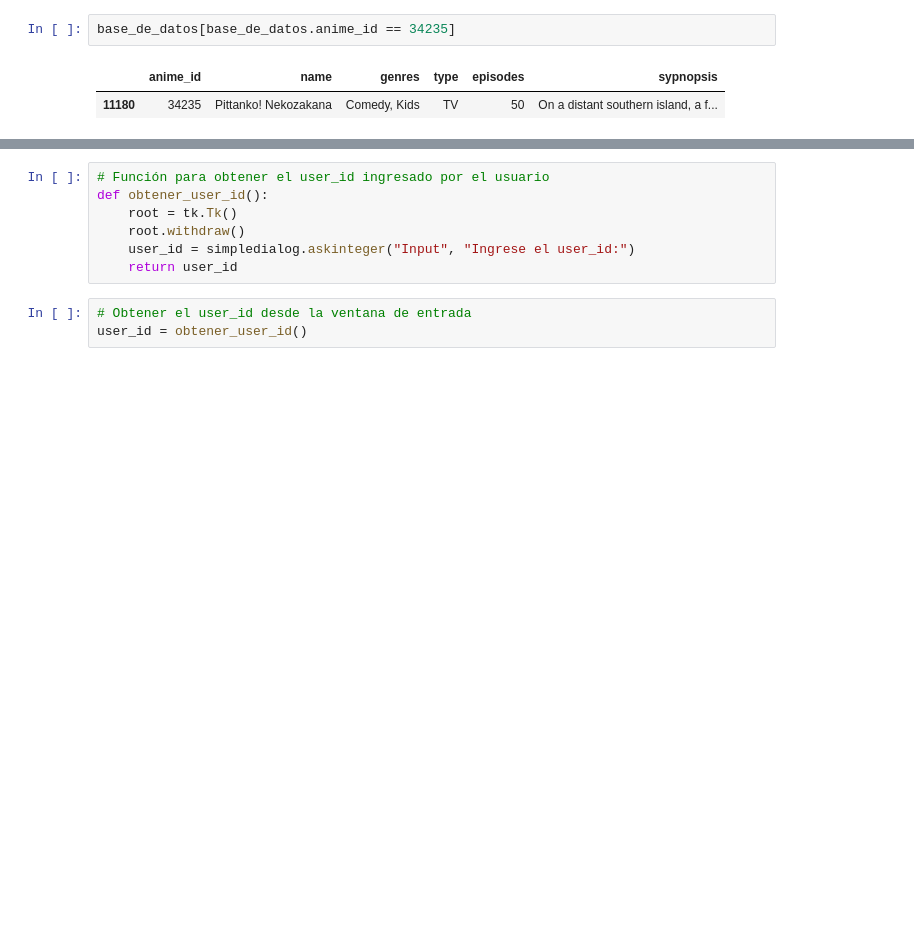
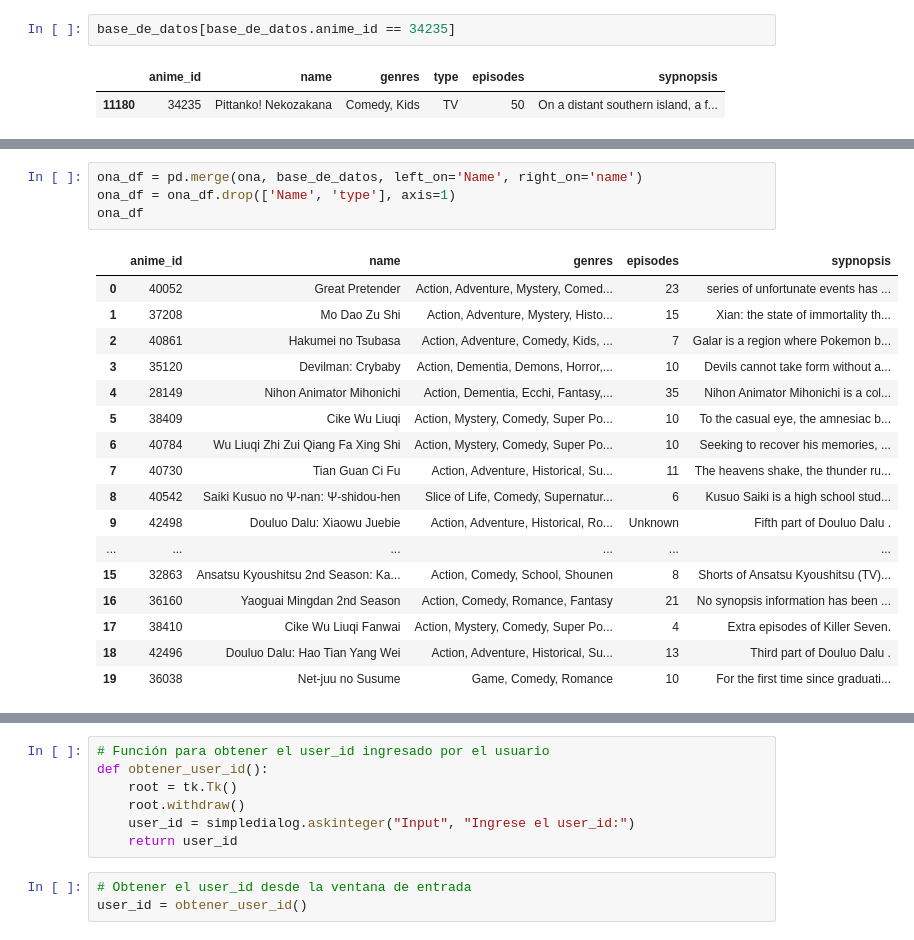
Before and after one commit to exehernandez/Sistema_recomendacion, a Jupyter notebook: TP4_imprimir_recomendaciones.ipynb, the cells around one changed output, grey strips where cells are left out. Saved outputs shown, nothing was run; the diff lists cells and outputs as text; blank space fills up the shorter version.

```diff
--- a/TP4_imprimir_recomendaciones.ipynb
+++ b/TP4_imprimir_recomendaciones.ipynb
@@ -149,0 +180,22 @@ base_de_datos[base_de_datos.anime_id == 34235]
+# %%
+ona_df = pd.merge(ona, base_de_datos, left_on='Name', right_on='name')
+ona_df = ona_df.drop(['Name', 'type'], axis=1)
+ona_df
+# %% [output]
+|  | anime_id | name | genres | episodes | sypnopsis |
+| 0 | 40052 | Great Pretender | Action, Adventure, Mystery, Comed... | 23 | series of unfortunate events has ... |
+| 1 | 37208 | Mo Dao Zu Shi | Action, Adventure, Mystery, Histo... | 15 | Xian: the state of immortality th... |
+| 2 | 40861 | Hakumei no Tsubasa | Action, Adventure, Comedy, Kids, ... | 7 | Galar is a region where Pokemon b... |
+| 3 | 35120 | Devilman: Crybaby | Action, Dementia, Demons, Horror,... | 10 | Devils cannot take form without a... |
+| 4 | 28149 | Nihon Animator Mihonichi | Action, Dementia, Ecchi, Fantasy,... | 35 | Nihon Animator Mihonichi is a col... |
+| 5 | 38409 | Cike Wu Liuqi | Action, Mystery, Comedy, Super Po... | 10 | To the casual eye, the amnesiac b... |
+| 6 | 40784 | Wu Liuqi Zhi Zui Qiang Fa Xing Shi | Action, Mystery, Comedy, Super Po... | 10 | Seeking to recover his memories, ... |
+| 7 | 40730 | Tian Guan Ci Fu | Action, Adventure, Historical, Su... | 11 | The heavens shake, the thunder ru... |
+| 8 | 40542 | Saiki Kusuo no Ψ-nan: Ψ-shidou-hen | Slice of Life, Comedy, Supernatur... | 6 | Kusuo Saiki is a high school stud... |
+| 9 | 42498 | Douluo Dalu: Xiaowu Juebie | Action, Adventure, Historical, Ro... | Unknown | Fifth part of Douluo Dalu . |
+| ... | ... | ... | ... | ... | ... |
+| 15 | 32863 | Ansatsu Kyoushitsu 2nd Season: Ka... | Action, Comedy, School, Shounen | 8 | Shorts of Ansatsu Kyoushitsu (TV)... |
+| 16 | 36160 | Yaoguai Mingdan 2nd Season | Action, Comedy, Romance, Fantasy | 21 | No synopsis information has been ... |
+| 17 | 38410 | Cike Wu Liuqi Fanwai | Action, Mystery, Comedy, Super Po... | 4 | Extra episodes of Killer Seven. |
+| 18 | 42496 | Douluo Dalu: Hao Tian Yang Wei | Action, Adventure, Historical, Su... | 13 | Third part of Douluo Dalu . |
+| 19 | 36038 | Net-juu no Susume | Game, Comedy, Romance | 10 | For the first time since graduati... |
```
Also changed, not shown: parts of 11 cells of this notebook, 7 other files.
